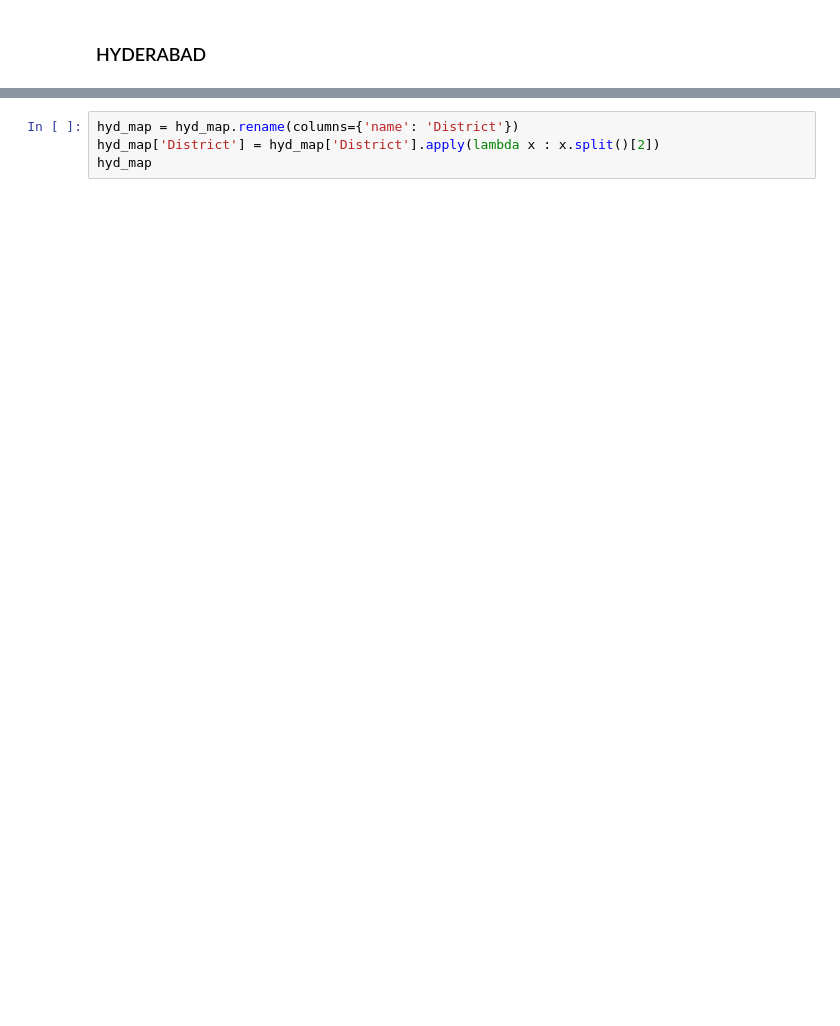
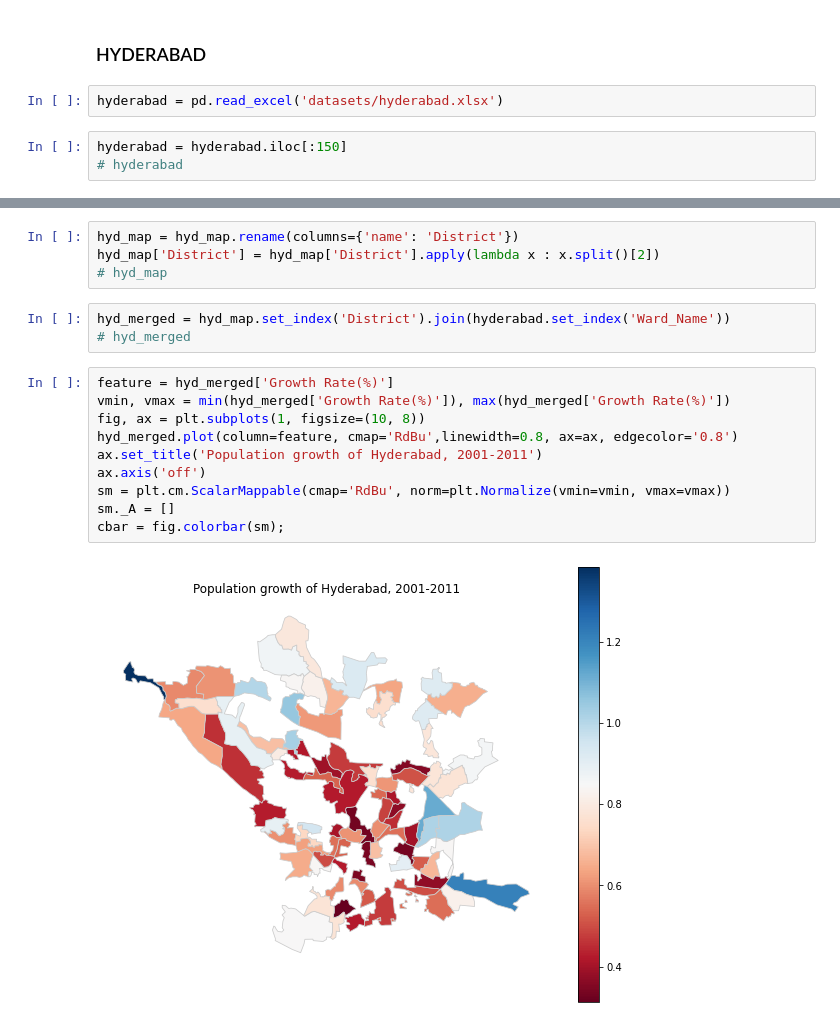
Before and after one commit to Shubhang7100/Urban-Development-Analysis, a Jupyter notebook: Smart Plan Analysis.ipynb, the cells around one changed output, grey strips where cells are left out. Saved outputs shown, nothing was run; the diff lists cells and outputs as text; blank space fills up the shorter version.

```diff
--- a/Smart Plan Analysis.ipynb
+++ b/Smart Plan Analysis.ipynb
@@ -493,5 +465,10 @@ cbar = fig.colorbar(sm);
 # %% [markdown]
 ### HYDERABAD
+# %%
+hyderabad = pd.read_excel('datasets/hyderabad.xlsx')
+# %%
+hyderabad = hyderabad.iloc[:150]
+# hyderabad
 # %%
 hyd_file_path = 'MAPS/Hyderabad/ghmc-wards.geojson'
 hyd_map = gpd.read_file(hyd_file_path)
@@ -500,4 +479,19 @@ hyd_map.plot();
 # %%
 hyd_map = hyd_map.rename(columns={'name': 'District'})
 hyd_map['District'] = hyd_map['District'].apply(lambda x : x.split()[2])
-hyd_map
+# hyd_map
+# %%
+hyd_merged = hyd_map.set_index('District').join(hyderabad.set_index('Ward_Name'))
+# hyd_merged
+# %%
+feature = hyd_merged['Growth Rate(%)']
+vmin, vmax = min(hyd_merged['Growth Rate(%)']), max(hyd_merged['Growth Rate(%)'])
+fig, ax = plt.subplots(1, figsize=(10, 8))
+hyd_merged.plot(column=feature, cmap='RdBu',linewidth=0.8, ax=ax, edgecolor='0.8')
+ax.set_title('Population growth of Hyderabad, 2001-2011')
+ax.axis('off')
+sm = plt.cm.ScalarMappable(cmap='RdBu', norm=plt.Normalize(vmin=vmin, vmax=vmax))
+sm._A = []
+cbar = fig.colorbar(sm);
+# %% [output]
+[figure, added]
```
Also changed, not shown: parts of 18 cells of this notebook, 4 other files.
